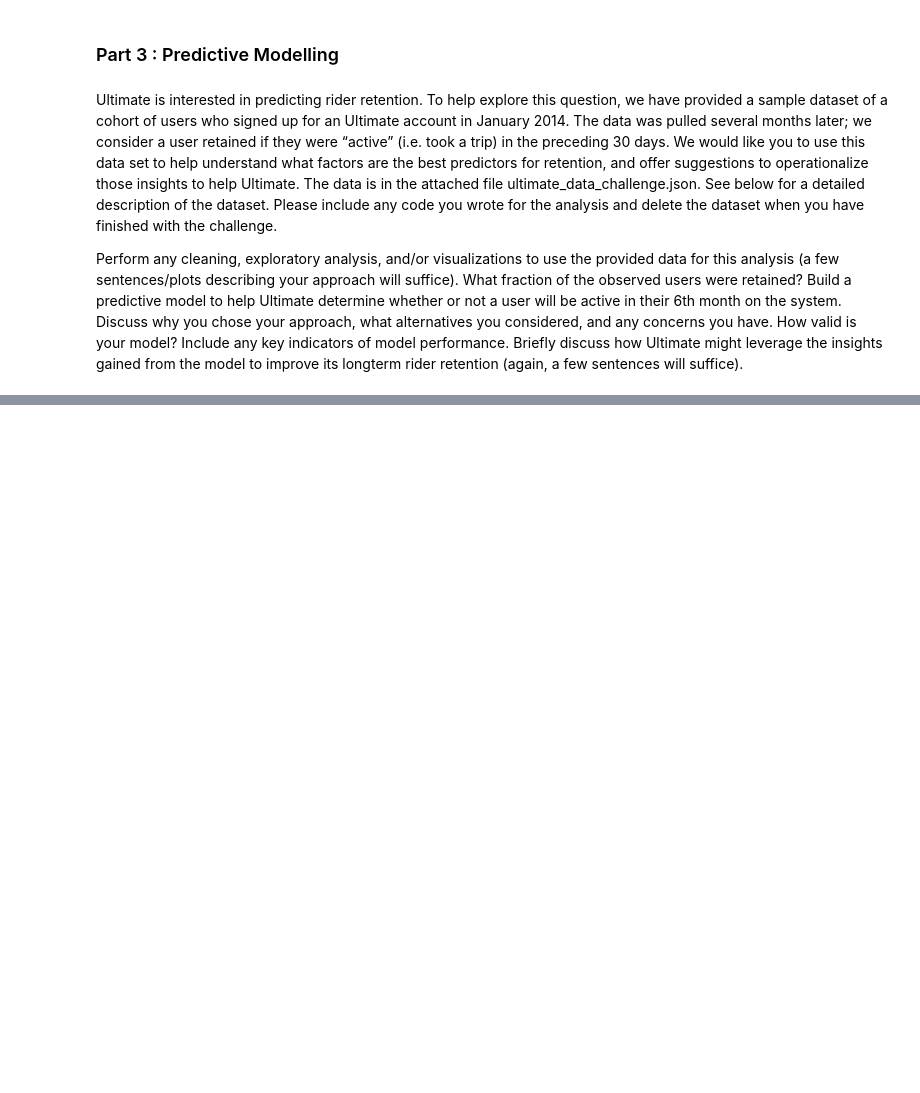
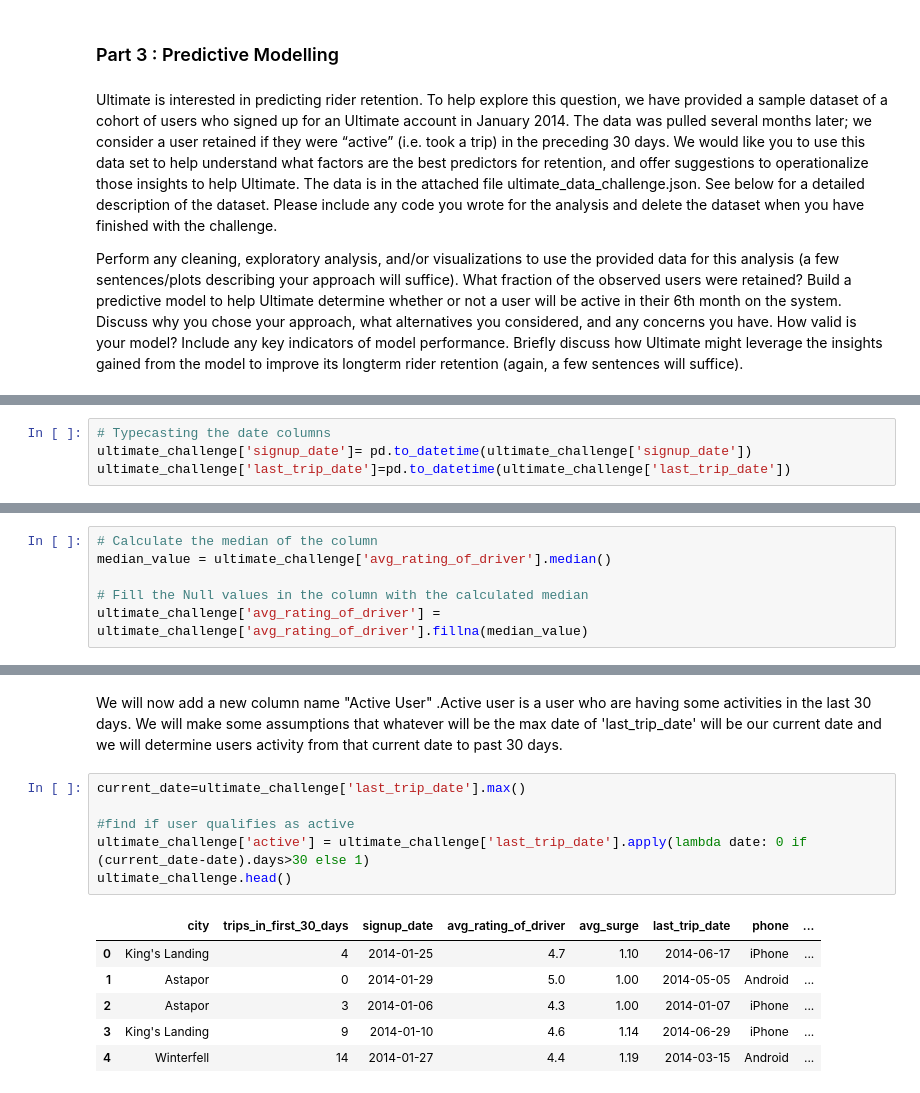
Before and after one commit to sabheen9/ultimate_challenge, a Jupyter notebook: Ultimate.ipynb, the cells around one changed output, grey strips where cells are left out. Cells and saved outputs as stored; diff of their text form; blank space fills up the shorter version.

```diff
--- a/Ultimate.ipynb
+++ b/Ultimate.ipynb
@@ -222,0 +255,4 @@ Briefly discuss how Ultimate might leverage the insights gained from the model t
+# %%
+# Typecasting the date columns
+ultimate_challenge['signup_date']= pd.to_datetime(ultimate_challenge['signup_date'])
+ultimate_challenge['last_trip_date']=pd.to_datetime(ultimate_challenge['last_trip_date'])
@@ -222,0 +278,6 @@ Briefly discuss how Ultimate might leverage the insights gained from the model t
+# %%
+# Calculate the median of the column
+median_value = ultimate_challenge['avg_rating_of_driver'].median()
+
+# Fill the Null values in the column with the calculated median
+ultimate_challenge['avg_rating_of_driver'] = ultimate_challenge['avg_rating_of_driver'].fillna(median_value)
@@ -222,0 +309,15 @@ Briefly discuss how Ultimate might leverage the insights gained from the model t
+# %% [markdown]
+We will now add a new column name "Active User" .Active user is a user who are having some activities in the last 30 days. We will make some assumptions that whatever will be the max date of 'last_trip_date' will be our current date and we will determine users activity from that current date to past 30 days.
+# %%
+current_date=ultimate_challenge['last_trip_date'].max()
+
+#find if user qualifies as active
+ultimate_challenge['active'] = ultimate_challenge['last_trip_date'].apply(lambda date: 0 if (current_date-date).days>30 else 1)
+ultimate_challenge.head()
+# %% [output]
+|  | city | trips_in_first_30_days | signup_date | avg_rating_of_driver | avg_surge | last_trip_date | phone | ... |
+| 0 | King's Landing | 4 | 2014-01-25 | 4.7 | 1.10 | 2014-06-17 | iPhone | ... |
+| 1 | Astapor | 0 | 2014-01-29 | 5.0 | 1.00 | 2014-05-05 | Android | ... |
+| 2 | Astapor | 3 | 2014-01-06 | 4.3 | 1.00 | 2014-01-07 | iPhone | ... |
+| 3 | King's Landing | 9 | 2014-01-10 | 4.6 | 1.14 | 2014-06-29 | iPhone | ... |
+| 4 | Winterfell | 14 | 2014-01-27 | 4.4 | 1.19 | 2014-03-15 | Android | ... |
```
Also changed, not shown: parts of 13 cells of this notebook.
